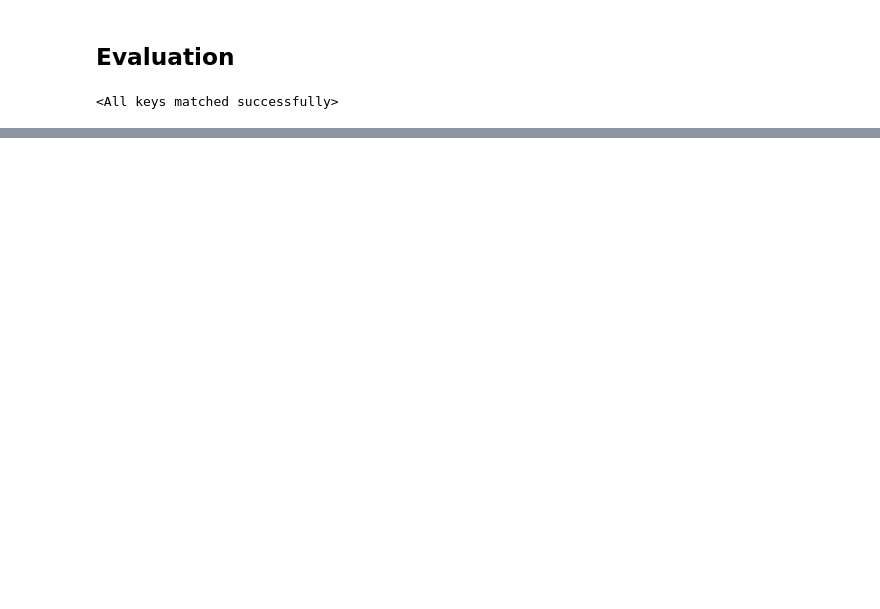
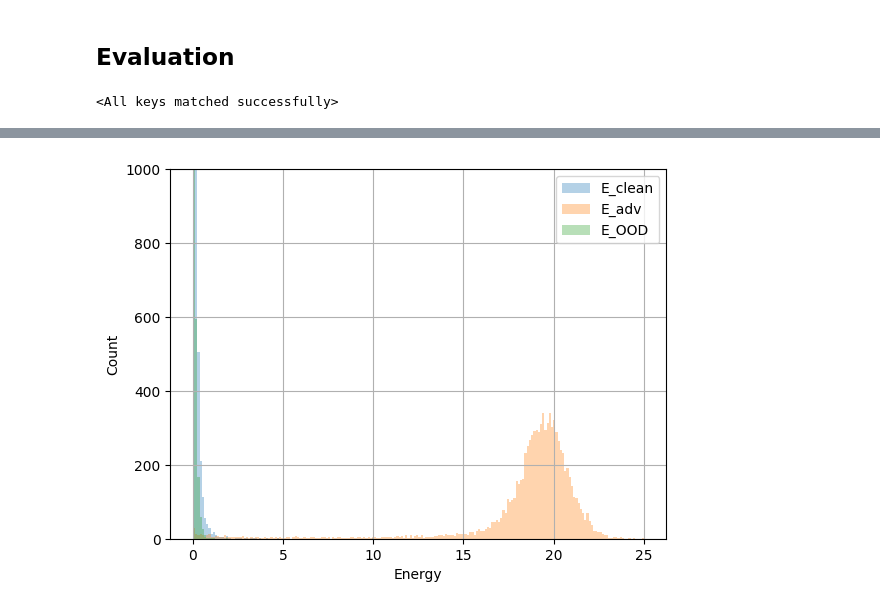
Before and after one commit to ArtMGreen/manifold-projection-layer, a Jupyter notebook: experiments.ipynb, the cells around one changed output, grey strips where cells are left out. Saved outputs shown, nothing was run; the diff lists cells and outputs as text; code cells hidden in the pictures; blank space fills up the shorter version.

```diff
--- a/experiments.ipynb
+++ b/experiments.ipynb
@@ -180,0 +218,32 @@ evaluation_figure(energies, curves)
+# %%
+energies = {"E_clean": clean_E, "E_adv": adv_E, "E_OOD": OOD_E}
+
+fig, ax_hist = plt.subplots()
+ax_hist.set_xlabel("Energy")
+
+if energies:
+    binwidth = 0
+    ax_hist.set_ylabel("Count")
+
+    overall_min_E = float("inf")
+    overall_max_E = float("-inf")
+
+    for energy_label, energy in energies.items():
+        current_min_E = min(energy)
+        current_max_E = max(energy)
+        binwidth += (current_max_E - current_min_E) / 100
+        overall_min_E = min(overall_min_E, current_min_E)
+        overall_max_E = max(overall_max_E, current_max_E)
+
+    binwidth /= len(energies)
+    hist_alpha = 1 / len(energies)
+    bin_limits = np.arange(overall_min_E, overall_max_E + binwidth, binwidth)
+
+    for energy_label, energy in energies.items():
+        ax_hist.hist(energy, alpha=hist_alpha, label=energy_label, bins=bin_limits)
+
+    ax_hist.set_ylim([0, 1000])
+    plt.legend()
+    plt.grid(True)  # PGD-20, supplementary plot for the text
+# %% [output]
+[figure, added]
```
Also changed, not shown: parts of 13 cells of this notebook, 4 other files.
